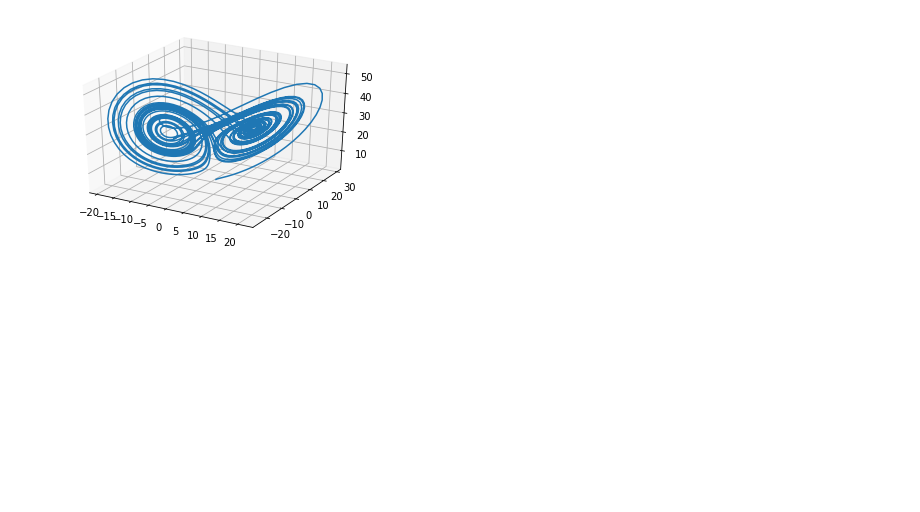
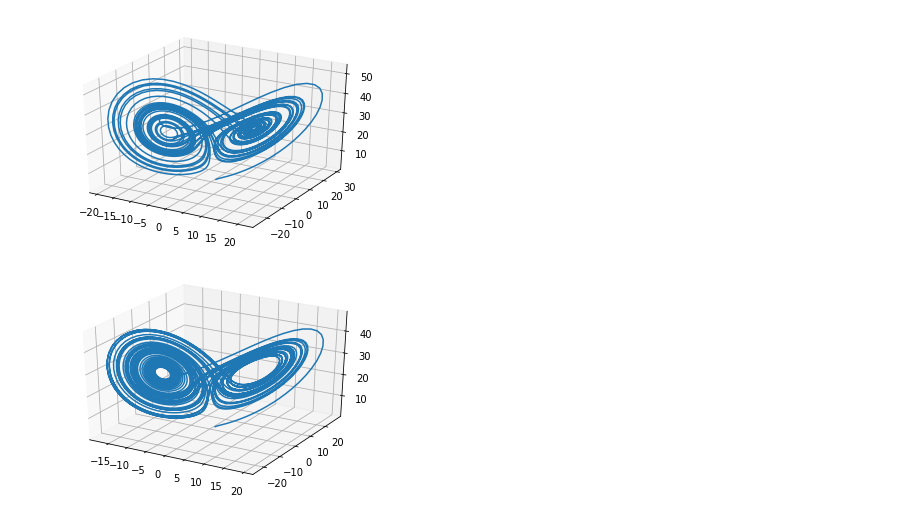
Before and after one commit to HidekiTsuiki/python, a Jupyter notebook: _09answer.ipynb, the cells around one changed output. Saved outputs shown, nothing was run; the diff lists cells and outputs as text; code cells hidden in the pictures; blank space fills up the shorter version.

```diff
--- a/_09answer.ipynb
+++ b/_09answer.ipynb
@@ -103,14 +103,12 @@ ax = plt.subplot(111, projection='3d')
 p, r, b = 10, 28, 8/3
 x, y, z, t = 1, 1, 1, 0
 delta = 0.01
-timeline = []
 ix, iy, iz = [], [], []
 
 for n in range(4000):
     ix.append(x)
     iy.append(y)
     iz.append(z)
-    timeline.append(t)
     x, y, z = x + (-p*x + p*y) * delta, \
               y + (-x*z + r*x -y) * delta, \
               z + (x*y - b*z) * delta
@@ -119,3 +117,51 @@ ax.plot(ix, iy, iz)
 plt.show()
 # %% [output]
 [figure]
+# %%
+# ルンゲクッタ法，
+def rk(f, t, y, h):
+    '''ルンゲクッタ法。f に微分方程式，y に現在値，h に時間の差分を与える。
+    h 時間後の y の新しい値を返す。 y は，ndarray のベクトル値でも可'''
+    k1 = f(t, y)
+    k2 = f(t + h/2, y + k1*h/2)
+    k3 = f(t + h/2, y + k2*h/2)
+    k4 = f(t+h, y + k3*h)
+    newy = y + (k1 + 2*k2 + 2*k3 + k4)*h/6
+    newt = t + h
+#    newy = y + f(t,y)*h
+    return newy
+# %%
+# 練習問題40
+%matplotlib inline
+import matplotlib.pyplot as plt
+import numpy as np
+import math
+from mpl_toolkits.mplot3d import Axes3D
+'''ルンゲクッタ法で，ローレンツ・アトラクタを描画'''
+ax = plt.subplot(111, projection='3d')
+
+p, r, b = 10, 28, 8/3
+t = 0
+v = np.array([1,1,1])
+delta = 0.01
+def lor(t, v):
+    '''微分方程式。v には，ndarray を与え，ndarray を返す'''
+    (x,y,z) = (v[0], v[1], v[2])
+    return(np.array([(-p*x + p*y), \
+              (-x*z + r*x -y), \
+              (x*y - b*z)]))
+
+ix, iy, iz = [], [], []
+
+for n in range(5000):
+    ix.append(v[0])
+    iy.append(v[1])
+    iz.append(v[2])
+    v = rk(lor, t, v, delta)
+    t = t + delta
+
+ax.plot(ix, iy, iz)
+
+plt.show()
+# %% [output]
+[figure, added]
```
Also changed, not shown: 2 other files.
